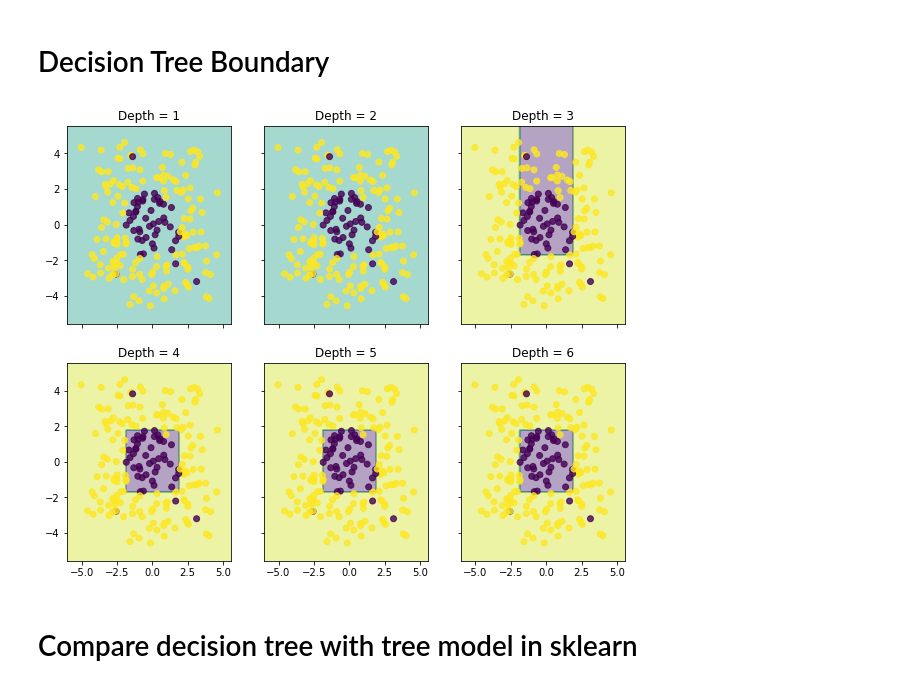
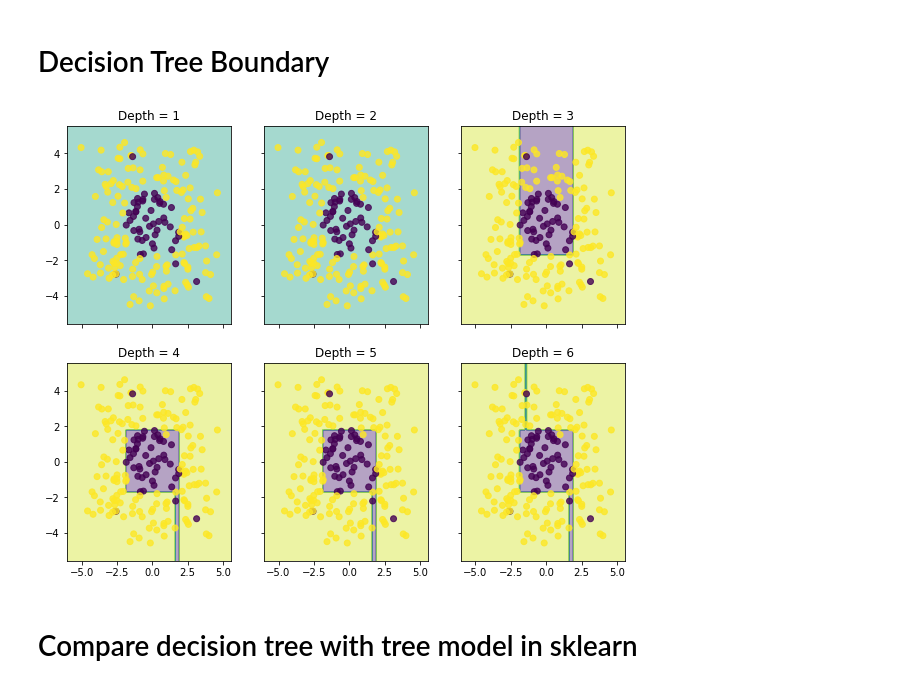
Before and after one commit to ZhuoruLin/DSGA1003_ML, a Jupyter notebook: hw6-ensemble/CART-GBM-skeleton-code.ipynb, the cells around one changed output. Cells and saved outputs as stored; diff of their text form; code cells hidden in the pictures.

```diff
--- a/hw6-ensemble/CART-GBM-skeleton-code.ipynb
+++ b/hw6-ensemble/CART-GBM-skeleton-code.ipynb
@@ -72,6 +72,10 @@ class Decision_Tree(BaseEstimator):
             self.value = self.leaf_value_estimator(y)
             return self
         #If reach minimun sample size turn into leaf
+        if len(y)<=self.min_sample:
+            self.is_leaf = True
+            self.value = self.leaf_value_estimator(y)
+            return self
         #If not is_leaf, i.e in the node, we should create left and right subtree
         #But First we need to decide the self.split_id and self.split_value that minimize loss
         #Compare with constant prediction of all X
@@ -100,8 +104,7 @@ class Decision_Tree(BaseEstimator):
                 right_loss = len(right_y)*self.split_loss_function(right_y)/len(y)
                 #If any choice of splitting feature and splitting position results in better loss
                 #record following information and discard the old one
-                if ((left_loss+right_loss)<best_loss) and\
-                (min(len(left_y),len(right_y))>=self.min_sample):
+                if ((left_loss+right_loss)<best_loss):
                     best_split_value = X[split_pos,i]
                     best_pos = split_pos
                     best_split_id = i
@@ -229,35 +232,35 @@ clf3.fit(x_train, y_train_label)
 
 clf4 = Classification_Tree(max_depth=4)
 clf4.fit(x_train, y_train_label)
 
 clf5 = Classification_Tree(max_depth=5)
 clf5.fit(x_train, y_train_label)
 
-clf6 = Classification_Tree(max_depth=6)
+clf6 = Classification_Tree(max_depth=20)
 clf6.fit(x_train, y_train_label)
 
 # Plotting decision regions
 x_min, x_max = x_train[:, 0].min() - 1, x_train[:, 0].max() + 1
 y_min, y_max = x_train[:, 1].min() - 1, x_train[:, 1].max() + 1
 xx, yy = np.meshgrid(np.arange(x_min, x_max, 0.1),
                      np.arange(y_min, y_max, 0.1))
 
 f, axarr = plt.subplots(2, 3, sharex='col', sharey='row', figsize=(10, 8))
 
 for idx, clf, tt in zip(product([0, 1], [0, 1, 2]),
                         [clf1, clf2, clf3, clf4, clf5, clf6],
                         ['Depth = {}'.format(n) for n in range(1, 7)]):
 
     Z = np.array([clf.predict_instance(x) for x in np.c_[xx.ravel(), yy.ravel()]])
     Z = Z.reshape(xx.shape)
 
     axarr[idx[0], idx[1]].contourf(xx, yy, Z, alpha=0.4)
     axarr[idx[0], idx[1]].scatter(x_train[:, 0], x_train[:, 1], c=y_train_label, alpha=0.8)
     axarr[idx[0], idx[1]].set_title(tt)
 
 plt.show()
 # %% [output]
-[figure, old version]
+[figure, new version]
 # %% [markdown]
 # Compare decision tree with tree model in sklearn
 # %% [markdown]
```
Also changed, not shown: parts of 7 cells of this notebook, 2 other files.
